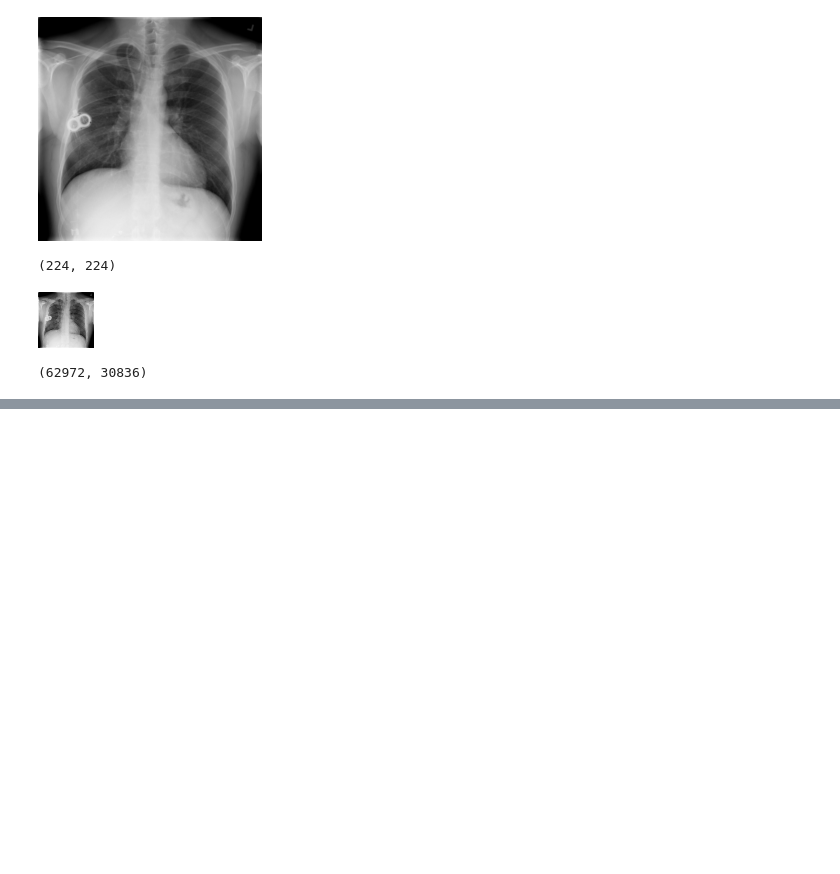
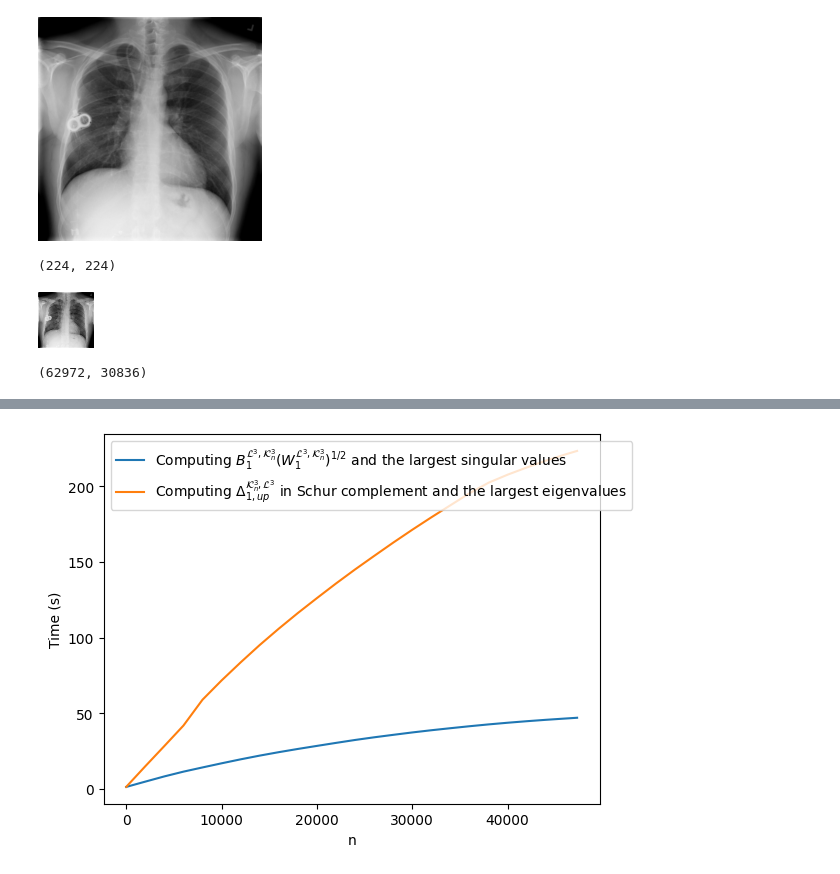
Before and after one commit to ruidongsmile/UpPersLapCubicalComplex, a Jupyter notebook: experiments/compute_largest_eigenvalues_1.ipynb, the cells around one changed output, grey strips where cells are left out. Drawn from its saved outputs; the diff is of its cells as text; code cells hidden in the pictures; blank space fills up the shorter version.

```diff
--- a/experiments/compute_largest_eigenvalues_1.ipynb
+++ b/experiments/compute_largest_eigenvalues_1.ipynb
@@ -80,7 +80,7 @@ sig = scipy.sparse.linalg.svds(temp_D, k=k, which='LM', return_singular_vectors=
 #
 for i in range(num_filt):
     uplapclass.add_edge_temp()
-    if i % 1000 == 0:
+    if i % 2000 == 0:
         ed_1 = time.time()
 
         d = np.sqrt(uplapclass.diag_array)  # Replace with your diagonal entries
@@ -106,7 +106,7 @@ eigs = eigsh(lap, k=k, which='LM', return_eigenvectors=False)
 for i in range(num_filt):
     edge = next(indices_it)
     lap = compute_up_persistent(lap, edge - i)
-    if i % 1000 == 0:
+    if i % 2000 == 0:
         # print(i)
         eigs = eigsh(lap, k=k, which='LM', return_eigenvectors=False)
         # eigs = scipy.sparse.linalg.svds(lap, k=k, which='SM', return_singular_vectors=False)
@@ -116,7 +116,7 @@ for i in range(num_filt):
 et_2 = time.time()
 time_list_3.append(et_2 - st_2)
 # %%
-steps = [_ for _ in range(0, num_filt, 1000)]
+steps = [_ for _ in range(0, num_filt, 2000)]
 steps.append(num_filt)
 # %%
 # plt.rcParams['text.usetex'] = True
@@ -133,2 +135,16 @@ plt.savefig('plots/computing_time_largest_eigenvalues.png')
 # %%
 len(steps)
+# %%
+# plt.rcParams['text.usetex'] = True
+
+plt.plot(steps, time_list_1, label='Computing $B_{1}^{\mathcal{L}^3, \mathcal{K}^3_n}(W_{1}^{\mathcal{L}^3, \mathcal{K}^3_n})^{1/2}$ and the largest singular values')
+plt.plot(steps, time_list_3, label='Computing $\Delta_{1, up}^{\mathcal{K}^3_n, \mathcal{L}^3}$ in Schur complement and the largest eigenvalues')
+
+plt.xlabel('n')
+plt.ylabel('Time (s)')
+plt.legend(loc='upper left')
+plt.show()
+# plt.savefig('plots/computing_in_windows.png')
+# plt.savefig('plots/computing_time_largest_eigenvalues.png')
+# %% [output]
+[figure, added]
```
Also changed, not shown: parts of 1 cell of this notebook, 4 other files.
